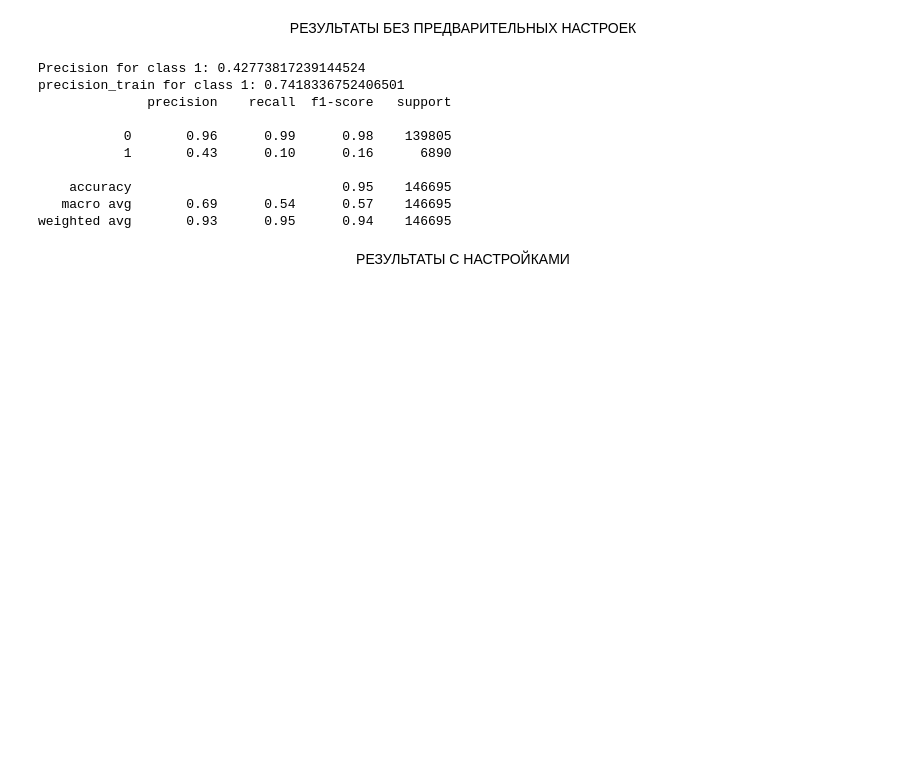
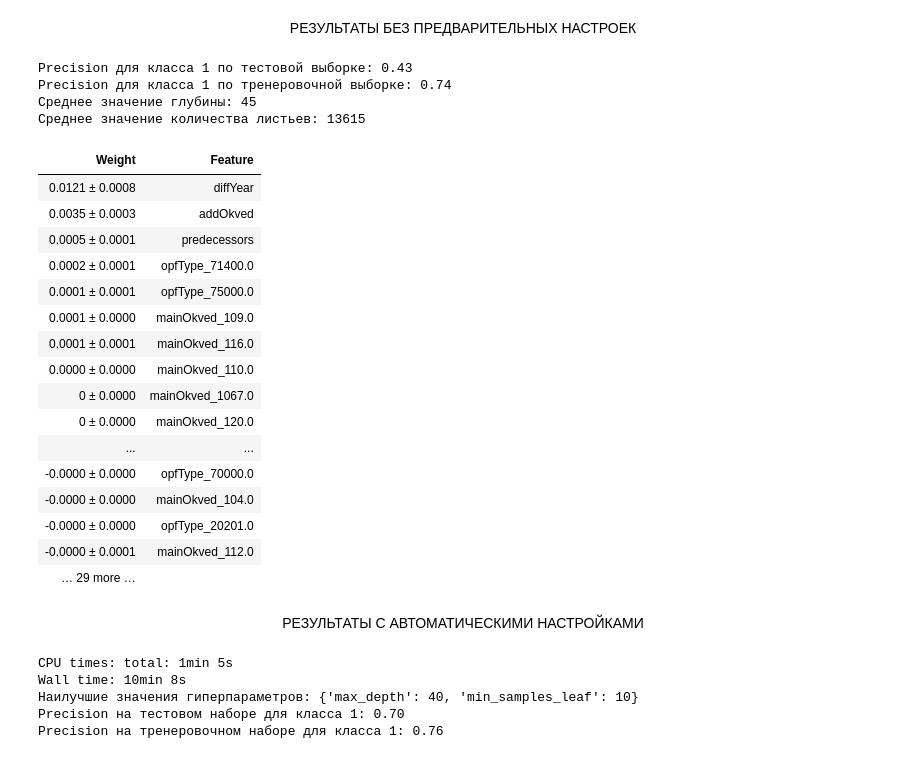
Before and after one commit to ASGlazyrin/ASG_SF_Rep, a Jupyter notebook: Diplom/diplom_glazyrin.ipynb, the cells around one changed output. Saved outputs shown, nothing was run; the diff lists cells and outputs as text; code cells hidden in the pictures; blank space fills up the shorter version.

```diff
--- a/Diplom/diplom_glazyrin.ipynb
+++ b/Diplom/diplom_glazyrin.ipynb
@@ -1192,47 +1309,58 @@ weighted avg       0.94      0.95      0.93    146695
 # %%
 # создаём объект класса RandomForestClassifier
 rf_clf = ensemble.RandomForestClassifier(
-    random_state=random_state #генератор случайных чисел
+    random_state=random_state
 )
 # обучаем модель
 rf_clf.fit(X_train_cod, y_train_cod)
 
 y_pred = rf_clf.predict(X_test_cod)
 y_pred_train = rf_clf.predict(X_train_cod)
 
 # выводим значения метрики
 precision = precision_score(y_test_cod, y_pred, pos_label=1)
 precision_train = precision_score(y_train_cod, y_pred_train, pos_label=1)
-print("Precision for class 1:", precision)
-print("precision_train for class 1:", precision_train)
+print("Precision для класса 1 по тестовой выборке:", round(precision,2))
+print("Precision для класса 1 по тренеровочной выборке:", round(precision_train,2))
 
-# Изучим среднее значение параметров максимальной глубины и листьев
+# изучим среднее значение параметров максимальной глубины и листьев
 # получение списка деревьев случайного леса
 trees = rf_clf.estimators_
-# Получение глубины каждого дерева
+# получение глубины каждого дерева
 depths = [tree.tree_.max_depth for tree in trees]
 # получение количества листьев в каждом дереве
 leaves_counts = [tree.tree_.n_leaves for tree in trees]
 # средние значения параметров
-max_depth_mean = sum(depths)/len(depths)
-leaves_mean = sum(leaves_counts)/len(leaves_counts)
+max_depth_mean = round(sum(depths)/len(depths))
+leaves_mean = round(sum(leaves_counts)/len(leaves_counts))
 print(f'Среднее значение глубины: {max_depth_mean}')
 print(f'Среднее значение количества листьев: {leaves_mean}')
 
-#Определим важность признаков
-perm = PermutationImportance(best_model_log_reg, random_state=random_state).fit(X_test_cod,y_test_cod)
+# определим важность признаков
+perm = PermutationImportance(rf_clf, random_state=random_state).fit(X_test_cod,y_test_cod)
 eli5.show_weights(perm, feature_names = X_test_cod.columns.tolist())
 # %% [output]
-Precision for class 1: 0.42773817239144524
-precision_train for class 1: 0.7418336752406501
-              precision    recall  f1-score   support
-
-           0       0.96      0.99      0.98    139805
-           1       0.43      0.10      0.16      6890
-
-    accuracy                           0.95    146695
-   macro avg       0.69      0.54      0.57    146695
-weighted avg       0.93      0.95      0.94    146695
+Precision для класса 1 по тестовой выборке: 0.43
+Precision для класса 1 по тренеровочной выборке: 0.74
+Среднее значение глубины: 45
+Среднее значение количества листьев: 13615
+| Weight | Feature |
+| 0.0121 ± 0.0008 | diffYear |
+| 0.0035 ± 0.0003 | addOkved |
+| 0.0005 ± 0.0001 | predecessors |
+| 0.0002 ± 0.0001 | opfType_71400.0 |
+| 0.0001 ± 0.0001 | opfType_75000.0 |
+| 0.0001 ± 0.0000 | mainOkved_109.0 |
+| 0.0001 ± 0.0001 | mainOkved_116.0 |
+| 0.0000 ± 0.0000 | mainOkved_110.0 |
+| 0 ± 0.0000 | mainOkved_1067.0 |
+| 0 ± 0.0000 | mainOkved_120.0 |
+| ... | ... |
+| -0.0000 ± 0.0000 | opfType_70000.0 |
+| -0.0000 ± 0.0000 | mainOkved_104.0 |
+| -0.0000 ± 0.0000 | opfType_20201.0 |
+| -0.0000 ± 0.0001 | mainOkved_112.0 |
+| … 29 more … |  |
 # %% [markdown]
-<center> РЕЗУЛЬТАТЫ C НАСТРОЙКАМИ
+<center> РЕЗУЛЬТАТЫ C АВТОМАТИЧЕСКИМИ НАСТРОЙКАМИ
 # %%
@@ -1252,14 +1380,20 @@ grid_search_tree = GridSearchCV(
 %time grid_search_tree.fit(X_train_cod, y_train_cod)
 
 # получаем лучшую модель с лучшими гиперпараметрами
-best_model_rfc = grid_search.best_estimator_
+best_model_rfc = grid_search_tree.best_estimator_
 
 # получаем прогнозы на тестовой выборке
 y_pred_test_rfc = best_model_rfc.predict(X_test_cod)
 y_pred_train_rfc = best_model_rfc.predict(X_train_cod)
 
-print("Наилучшие значения гиперпараметров: {}".format(grid_search.best_params_))
+print("Наилучшие значения гиперпараметров: {}".format(grid_search_tree.best_params_))
 
 print('Precision на тестовом наборе для класса 1: {:.2f}'.format(metrics.precision_score(y_test_cod, y_pred_test_rfc, pos_label=1)))
 print('Precision на тренеровочном наборе для класса 1: {:.2f}'.format(metrics.precision_score(y_train_cod, y_pred_train_rfc, pos_label=1)))
+# %% [output]
+CPU times: total: 1min 5s
+Wall time: 10min 8s
+Наилучшие значения гиперпараметров: {'max_depth': 40, 'min_samples_leaf': 10}
+Precision на тестовом наборе для класса 1: 0.70
+Precision на тренеровочном наборе для класса 1: 0.76
 # %%
```
Also changed, not shown: parts of 51 cells of this notebook, 2 other files.
